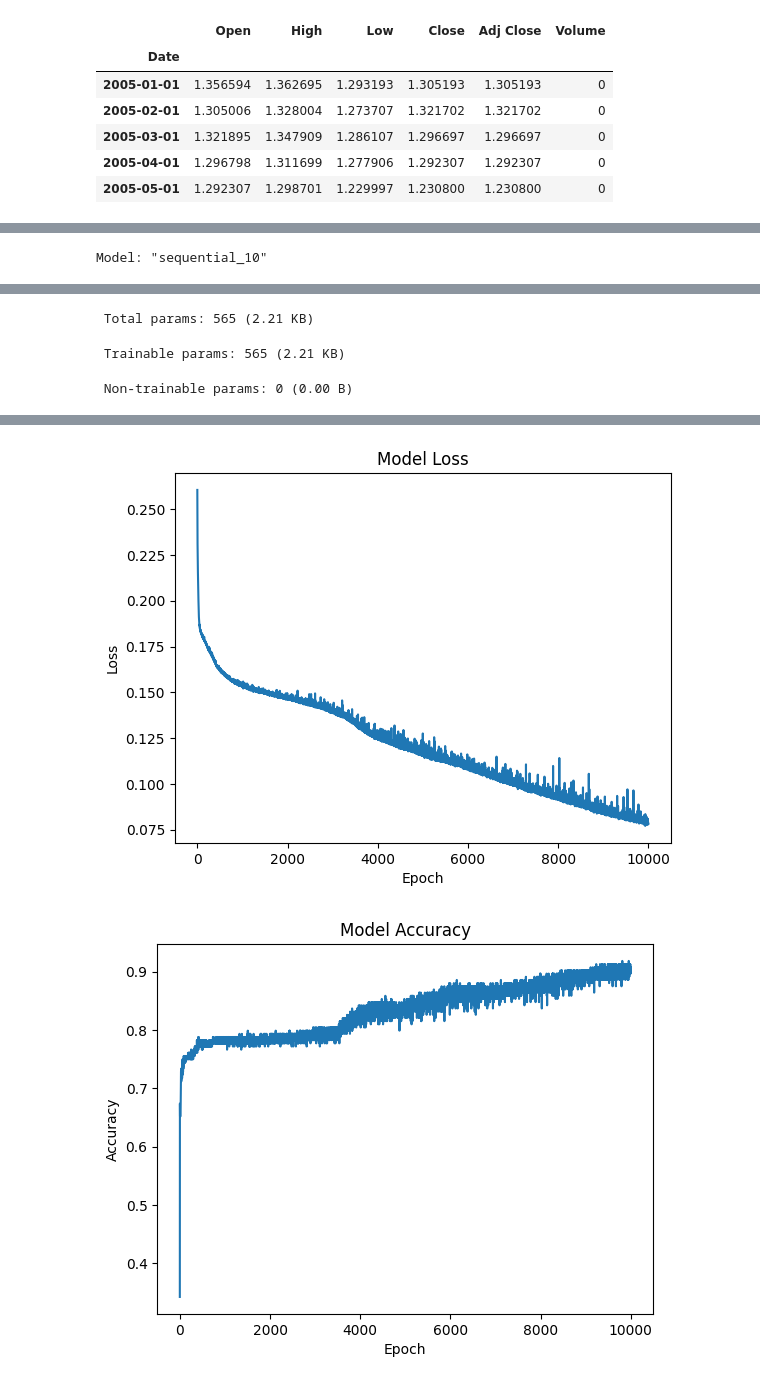
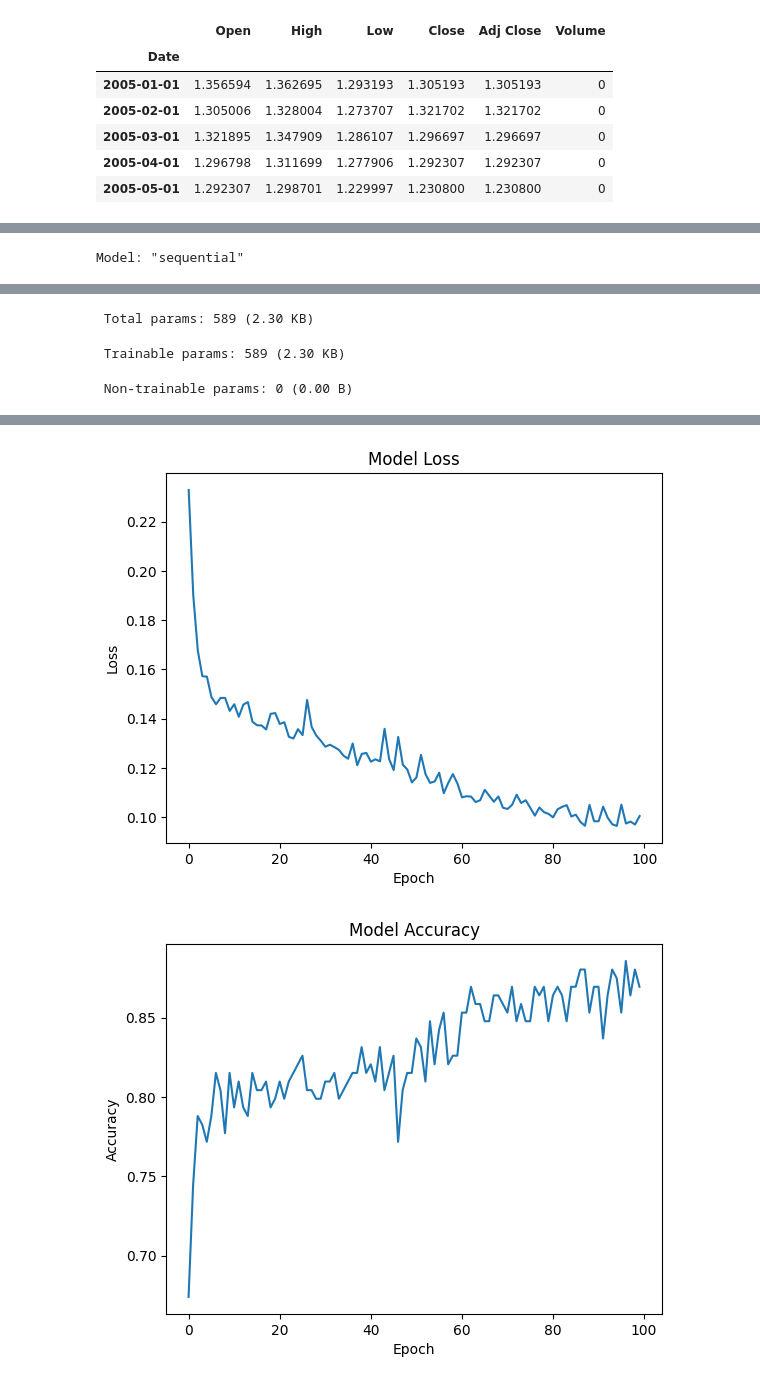
Before and after one commit to moleh13/EC48E, a Jupyter notebook: project/project.ipynb, the cells around one changed output, grey strips where cells are left out. Cells and saved outputs as stored; diff of their text form; code cells hidden in the pictures.

```diff
--- a/project/project.ipynb
+++ b/project/project.ipynb
@@ -39,7 +41,7 @@ feature_set = pd.DataFrame(index=eur_usd_data_daily.resample('M').mean().index.s
 for month in feature_set.index:
     start_date = month
     end_date = pd.to_datetime(start_date) + pd.DateOffset(months=1)
-    feature_set.loc[month] = round((eur_usd_data_daily.loc[start_date:end_date].Close.std()) * (len(eur_usd_data_daily.loc[start_date:end_date]) ** (1/2)) * 100, 3)
+    feature_set.loc[month] = round((eur_usd_pct_change.loc[start_date:end_date].std()) * (len(eur_usd_pct_change.loc[start_date:end_date]) ** (1/2)) * 100, 3)
 
 feature_set['volatility'] = feature_set['volatility'].astype(float)
 # print the monthly data
@@ -69,6 +71,6 @@ print('Mean:', mean)
 print('Standard Deviation:', std)
 
 # print the ncount of the rows that are smaller than the mean + 1 std
-threshold = 6
+threshold = 3
 print(f'Number of months that have volatility smaller than {threshold}:', len(feature_set[feature_set.volatility < threshold]))
 # %% [output]
@@ -176,3 +167,5 @@ feature_set.head()
 # %%
-x_data = feature_set.drop(columns=['volatility', 'low/high'], axis=1)
+x_data = feature_set.drop(columns=['volatility', 'low/high', 'max_abs_return_daily'], axis=1)
 y_data = feature_set['low/high']
+
+x_data.corr()
@@ -194,3 +196,8 @@ y_test = y_data[int(len(y_data) * 0.8):]
+# %%
+# Create train and test data randomyl from the dataset
+from sklearn.model_selection import train_test_split
+
+x_train, x_test, y_train, y_test = train_test_split(x_data, y_data, test_size=0.2)
 # %%
 import tensorflow as tf
 from tensorflow.keras import Sequential
@@ -200,7 +207,7 @@ from tensorflow.keras.layers import Dense
 model = Sequential()
 
 # Add input layer
-model.add(Dense(12, input_dim=6, activation='relu'))
+model.add(Dense(12, input_dim=8, activation='relu'))
 
 # Add hidden layers
 for _ in range(3):
@@ -210,13 +217,13 @@ for _ in range(3):
 model.add(Dense(1, activation='sigmoid'))
 
 # Define the optimizer with a custom learning rate
-custom_optimizer = Adam(learning_rate=0.0003)  # Change the learning rate as needed
+custom_optimizer = Adam(learning_rate=0.003)  # Change the learning rate as needed
 
 # Compile the model with the custom optimizer
 model.compile(optimizer=custom_optimizer, loss='mse', metrics=['accuracy'])
 print(model.summary())
 # Train the model
-history = model.fit(x_train, y_train, epochs=10000, batch_size=8, verbose=1, validation_data=(x_test, y_test))
+history = model.fit(x_train, y_train, epochs=100, batch_size=8, verbose=1, validation_data=(x_test, y_test))
 
 # Plot the loss function graph
 plt.plot(history.history['loss'])
@@ -237,7 +244,7 @@ loss, accuracy = model.evaluate(x_test, y_test)
 print("Test Loss:", loss)
 print("Test Accuracy:", accuracy)
 # %% [output]
-Model: "sequential_10"
+Model: "sequential"
 ┏━━━━━━━━━━━━━━━━━━━━━━━━━━━━━━━━━┳━━━━━━━━━━━━━━━━━━━━━━━━┳━━━━━━━━━━━━━━━┓
 ┃ Layer (type)                    ┃ Output Shape           ┃       Param # ┃
 ┡━━━━━━━━━━━━━━━━━━━━━━━━━━━━━━━━━╇━━━━━━━━━━━━━━━━━━━━━━━━╇━━━━━━━━━━━━━━━┩
@@ -253,5 +260,5 @@ Model: "sequential_10"
 └─────────────────────────────────┴────────────────────────┴───────────────┘
- Total params: 565 (2.21 KB)
+ Total params: 589 (2.30 KB)
- Trainable params: 565 (2.21 KB)
+ Trainable params: 589 (2.30 KB)
  Non-trainable params: 0 (0.00 B)
 None
@@ -274,2 +281,2 @@ Epoch
-[figure, old version]
+[figure, new version]
-[figure, old version]
+[figure, new version]
```
Also changed, not shown: parts of 16 cells of this notebook, 2 other files.
